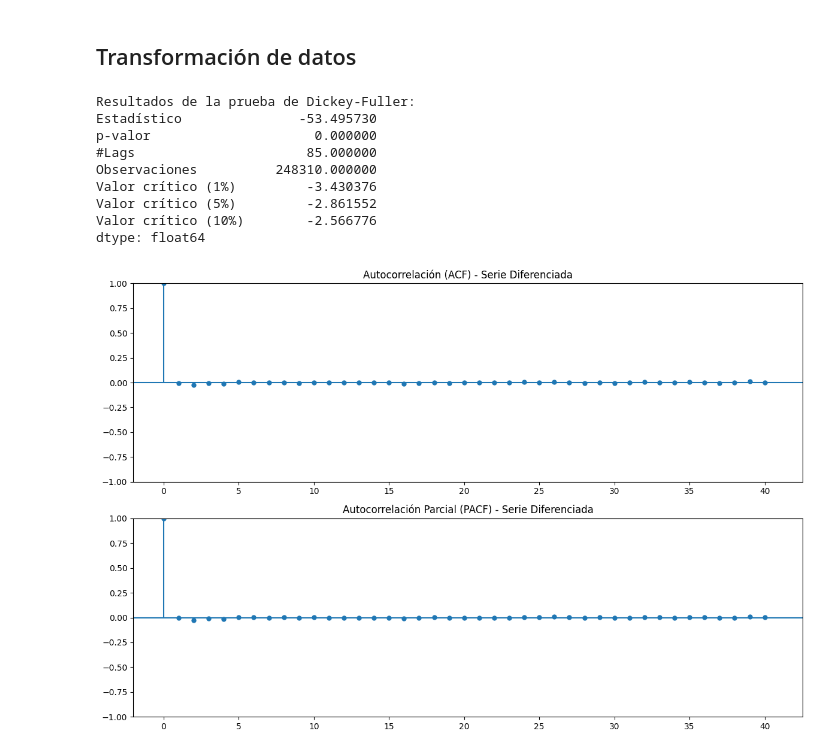
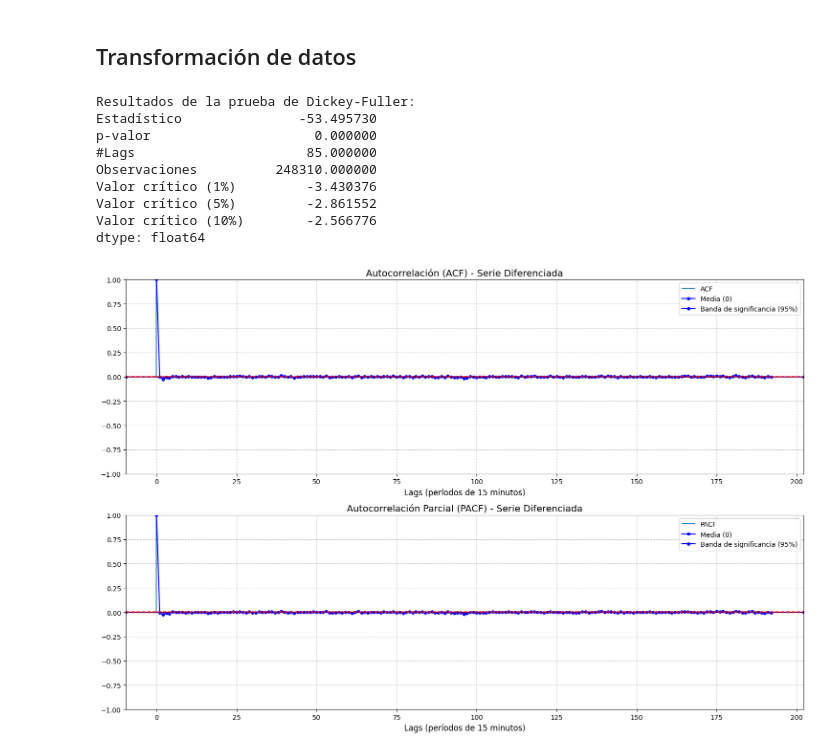
Before and after one commit to Nicoplayz58/ml-project, a Jupyter notebook: bitcoin.ipynb, the cells around one changed output. Drawn from its saved outputs; the diff is of its cells as text; code cells hidden in the pictures.

```diff
--- a/bitcoin.ipynb
+++ b/bitcoin.ipynb
@@ -389,34 +403,53 @@ Estos resultados de la prueba de Dickey-Fuller para la serie temporal del precio
 Esta prueba confirma formalmente lo que sugerían los gráficos de autocorrelación: el precio de Bitcoin presenta una tendencia persistente y no revierte a una media constante a lo largo del tiempo. Para realizar análisis estadísticos adecuados o construir modelos predictivos, sería necesario transformar la serie mediante diferenciación u otros métodos para conseguir estacionariedad. Este resultado es típico en series de precios de activos financieros y coincide con la teoría de que los mercados financieros suelen seguir un comportamiento similar al de un paseo aleatorio.
 # %% [markdown]
 ## Transformación de datos
-# %%
-dfs["15m"]["Close_diff"] = dfs["15m"]["Close"].diff()
-test_stationarity(dfs["15m"]["Close_diff"].dropna())
-
-# Graficar ACF Y PACF de la serie diferenciada
-
-plt.figure(figsize=(12, 8))
-plt.subplot(211)
-plot_acf(dfs["15m"]["Close_diff"].dropna(), lags=40, ax=plt.gca())
-plt.title('Autocorrelación (ACF) - Serie Diferenciada')
-
-plt.subplot(212)
-plot_pacf(dfs["15m"]["Close_diff"].dropna(), lags=40, ax=plt.gca())
-plt.title('Autocorrelación Parcial (PACF) - Serie Diferenciada')
-
-plt.tight_layout()
-plt.show()
-# %% [output]
-Resultados de la prueba de Dickey-Fuller:
-Estadístico               -53.495730
-p-valor                     0.000000
-#Lags                      85.000000
-Observaciones          248310.000000
-Valor crítico (1%)         -3.430376
-Valor crítico (5%)         -2.861552
-Valor crítico (10%)        -2.566776
-dtype: float64
-[figure, removed]
+# %%
+dfs["15m"]["Close_diff"] = dfs["15m"]["Close"].diff()
+test_stationarity(dfs["15m"]["Close_diff"].dropna())
+
+# Graficar ACF Y PACF de la serie diferenciada
+
+# Para la serie diferenciada
+plt.figure(figsize=(15, 10))  # Figura más grande
+plt.subplot(211)
+plot_acf(dfs["15m"]["Close_diff"].dropna(), lags=192, ax=plt.gca(), alpha=0.05,
+         linestyle='-', color='blue', marker='o', markersize=4)
+plt.axhline(y=0, linestyle='-', color='black', alpha=0.3)
+plt.axhline(y=-1.96/np.sqrt(len(dfs["15m"]["Close_diff"].dropna())),
+           linestyle='--', color='red', alpha=0.7)
+plt.axhline(y=1.96/np.sqrt(len(dfs["15m"]["Close_diff"].dropna())),
+           linestyle='--', color='red', alpha=0.7)
+plt.title('Autocorrelación (ACF) - Serie Diferenciada', fontsize=14)
+plt.xlabel('Lags (períodos de 15 minutos)', fontsize=12)
+plt.grid(True, linestyle='--', alpha=0.7)
+plt.legend(['ACF', 'Media (0)', 'Banda de significancia (95%)'], loc='upper right')
+
+plt.subplot(212)
+plot_pacf(dfs["15m"]["Close_diff"].dropna(), lags=192, ax=plt.gca(), alpha=0.05,
+          linestyle='-', color='blue', marker='o', markersize=4)
+plt.axhline(y=0, linestyle='-', color='black', alpha=0.3)
+plt.axhline(y=-1.96/np.sqrt(len(dfs["15m"]["Close_diff"].dropna())),
+           linestyle='--', color='red', alpha=0.7)
+plt.axhline(y=1.96/np.sqrt(len(dfs["15m"]["Close_diff"].dropna())),
+           linestyle='--', color='red', alpha=0.7)
+plt.title('Autocorrelación Parcial (PACF) - Serie Diferenciada', fontsize=14)
+plt.xlabel('Lags (períodos de 15 minutos)', fontsize=12)
+plt.grid(True, linestyle='--', alpha=0.7)
+plt.legend(['PACF', 'Media (0)', 'Banda de significancia (95%)'], loc='upper right')
+
+plt.tight_layout()
+plt.show()
+# %% [output]
+Resultados de la prueba de Dickey-Fuller:
+Estadístico               -53.495730
+p-valor                     0.000000
+#Lags                      85.000000
+Observaciones          248310.000000
+Valor crítico (1%)         -3.430376
+Valor crítico (5%)         -2.861552
+Valor crítico (10%)        -2.566776
+dtype: float64
+[figure, added]
 # %% [markdown]
 Los resultados de la prueba de Dickey-Fuller para la serie diferenciada del precio de Bitcoin muestran un cambio drástico respecto a la serie original. El estadístico de prueba de -53.495730 es significativamente menor que todos los valores críticos (-3.430376 al 1%, -2.861552 al 5% y -2.566776 al 10%), y el p-valor extremadamente bajo de 0.000000 indica que podemos rechazar con gran confianza la hipótesis nula de no estacionariedad. Esto confirma que la serie diferenciada es estacionaria, lo que significa que sus propiedades estadísticas (como la media y la varianza) se mantienen constantes a lo largo del tiempo.
 
```
Also changed, not shown: parts of 7 cells of this notebook.
